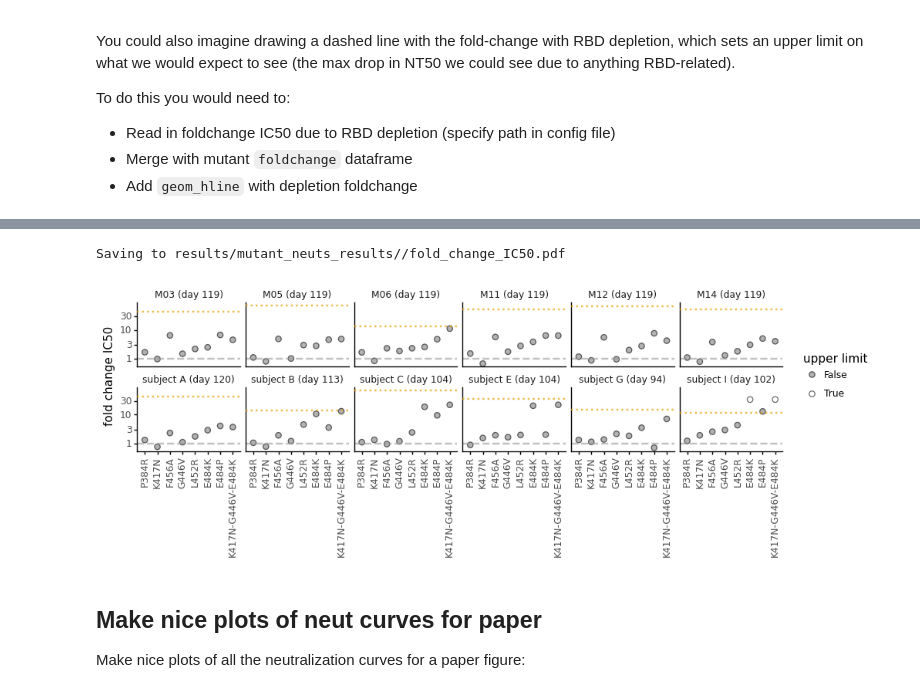
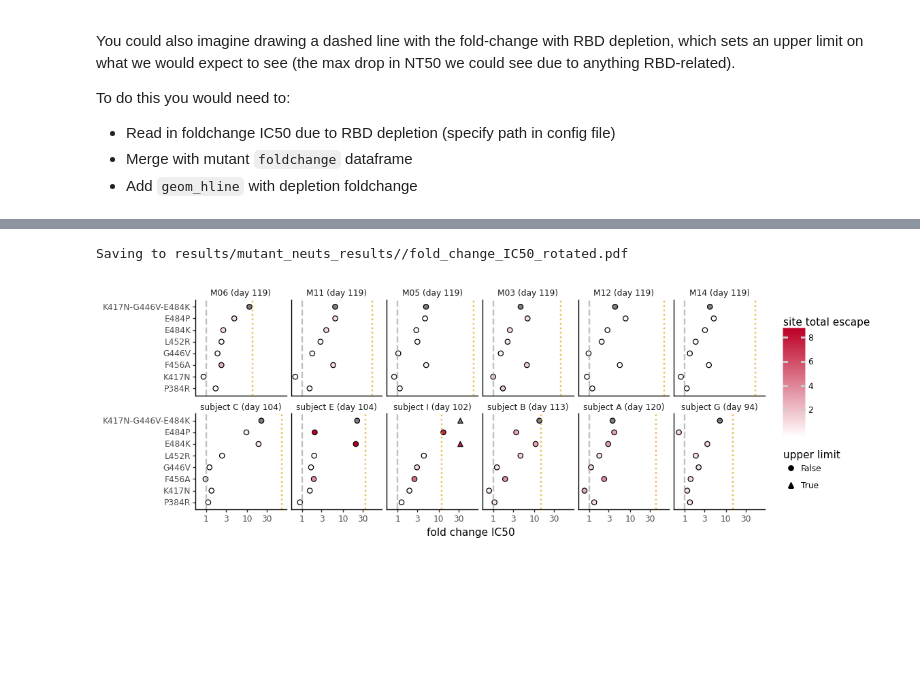
Before and after one commit to jbloomlab/SARS-CoV-2-RBD_MAP_Moderna, a Jupyter notebook: experimental_data/mutant_neuts.ipynb, the cells around one changed output, grey strips where cells are left out. Cells and saved outputs as stored; diff of their text form; code cells hidden in the pictures; blank space fills up the shorter version.

```diff
--- a/experimental_data/mutant_neuts.ipynb
+++ b/experimental_data/mutant_neuts.ipynb
@@ -49,6 +47,9 @@ Read config file
 # %%
 with open('mutant_neuts_config.yaml') as f:
     config = yaml.safe_load(f)
+
+with open('../config.yaml') as f:
+    global_config = yaml.safe_load(f)
 # %% [markdown]
 ### Read in data
 * Concatenate the `frac_infectivity` files.
@@ -228,0 +232,7 @@ display(HTML(depletion_df.to_html(index=False)))
+# %%
+escape_fracs_file = os.path.join('..', global_config['escape_fracs'])
+escape_fracs = pd.read_csv(escape_fracs_file).query('library == "average"')
+
+escape_metrics = [global_config['site_metric'], global_config['mut_metric']]
+
+display(HTML(escape_fracs.head().to_html(index=False)))
@@ -233,11 +281,14 @@ Even though the NT50s decrease by ~10-fold or more for some sera against some mu
 It would be nice to have this clearly shown.
 # %%
 muts_depletions = (pd.concat([depletion_df, fc], axis=0, ignore_index=True)
-                .assign(sample_type=lambda x: x['serum'].map(config['sample_types']),
-                        virus=lambda x: pd.Categorical(x['virus'], categories=config['viruses'], ordered=True)
-                       )
+                   .assign(sample_type=lambda x: x['serum'].map(config['sample_types']))
+                   .merge(escape_fracs_df,
+                          how='left',
+                          on=['serum', 'virus']
+                         )
+                   .assign(virus=lambda x: pd.Categorical(x['virus'], categories=config['viruses'], ordered=True))
                )
 
-display(HTML(muts_depletions.head().to_html(index=False)))
+display(HTML(muts_depletions.tail().to_html(index=False)))
 # %% [output]
 | serum | fold_change | NT50 | ic50 | ic50_is_bound | log2_fold_change | virus | ic50_bound | date | ... |
@@ -296,3 +349,6 @@ To do this you would need to:
 * Read in foldchange IC50 due to RBD depletion (specify path in config file)
 * Merge with mutant `foldchange` dataframe
 * Add `geom_hline` with depletion foldchange
+# %%
+serum_order = list(config['sample_types'].keys())
+print(serum_order)
@@ -299,41 +401,40 @@ To do this you would need to:
 # %%
 p = (ggplot(muts_depletions
             .query("virus != 'RBD antibodies depleted' & virus != 'wildtype'")
             ) +
-     aes('virus', 'fold_change', fill='ic50_is_bound'
+     aes('virus', 'fold_change', shape='ic50_is_bound', fill='site total escape'
         ) +
-     geom_point(size=2.5, alpha=0.6) +
+     geom_point(size=2.5, alpha=1) +
      scale_y_log10(name='fold change IC50') +
      facet_wrap('~serum', ncol=6) +
      theme_classic() +
-     theme(axis_text_x=element_text(angle=90),
-           axis_title_x=element_blank(),
+     theme(axis_title_y=element_blank(),
            strip_margin_y=0.35,
            strip_background_x=element_blank(),
-           figure_size=(0.2 * (muts_depletions['virus'].nunique()-1)*muts_depletions['serum'].nunique()/2, 2.5),
+           figure_size=(0.2 * (muts_depletions['virus'].nunique()-1)*muts_depletions['serum'].nunique()/2, 4),
            ) +
      geom_hline(yintercept=1, linetype='dashed', size=1,
                 alpha=0.6, color=CBPALETTE[0]) +
      geom_hline(data=muts_depletions.query('virus=="RBD antibodies depleted"'),
                 mapping=aes(yintercept='fold_change'),
                 color=CBPALETTE[1],
                 alpha=0.7,
                 size=1,
                 linetype='dotted',
                ) +
-     scale_color_manual(values=CBPALETTE[1:],
-                        name='upper limit') +
-     scale_fill_manual(values=['gray', 'white'],name='upper limit')
+     coord_flip()+
+     scale_fill_gradient(low='white', high='#BD0026') +
+     scale_shape_manual(values=['o','^'], name='upper limit')
+#      scale_color_manual(values=CBPALETTE[1:],
+#                         name='upper limit') +
+#      scale_fill_manual(values=['gray', 'white'],name='upper limit')
      )
 
 _ = p.draw()
 
-plotfile = f'{resultsdir}/fold_change_IC50.pdf'
+plotfile = f'{resultsdir}/fold_change_IC50_rotated.pdf'
 print(f"Saving to {plotfile}")
 p.save(plotfile, verbose=False)
 # %% [output]
-Saving to results/mutant_neuts_results//fold_change_IC50.pdf
+Saving to results/mutant_neuts_results//fold_change_IC50_rotated.pdf
-[figure, old version]
+[figure, new version]
-# %% [markdown]
-## Make nice plots of neut curves for paper
-Make nice plots of all the neutralization curves for a paper figure:
```
Also changed, not shown: parts of 22 cells of this notebook, 16 other files.
